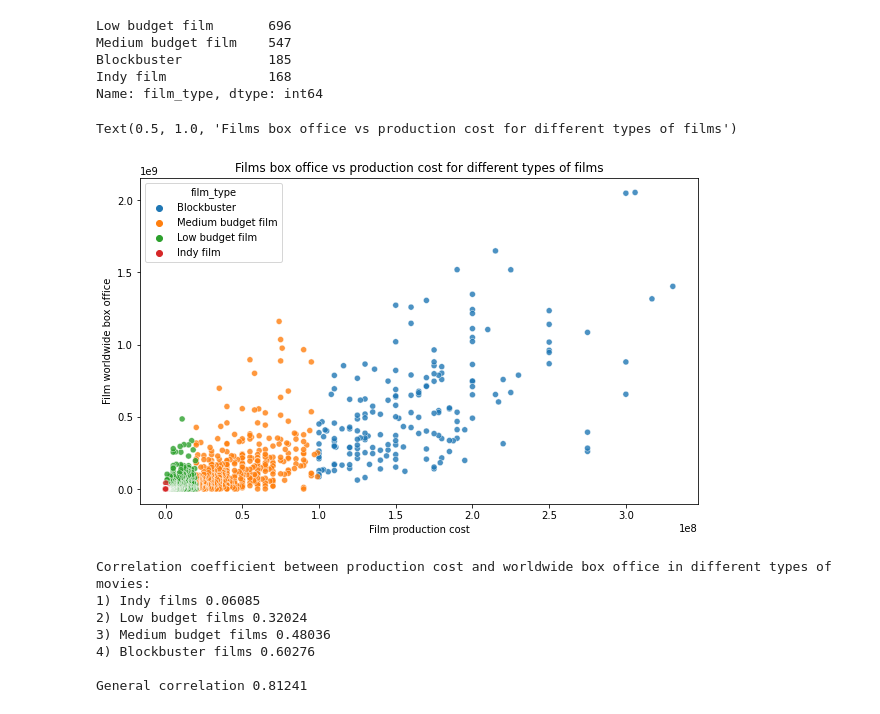
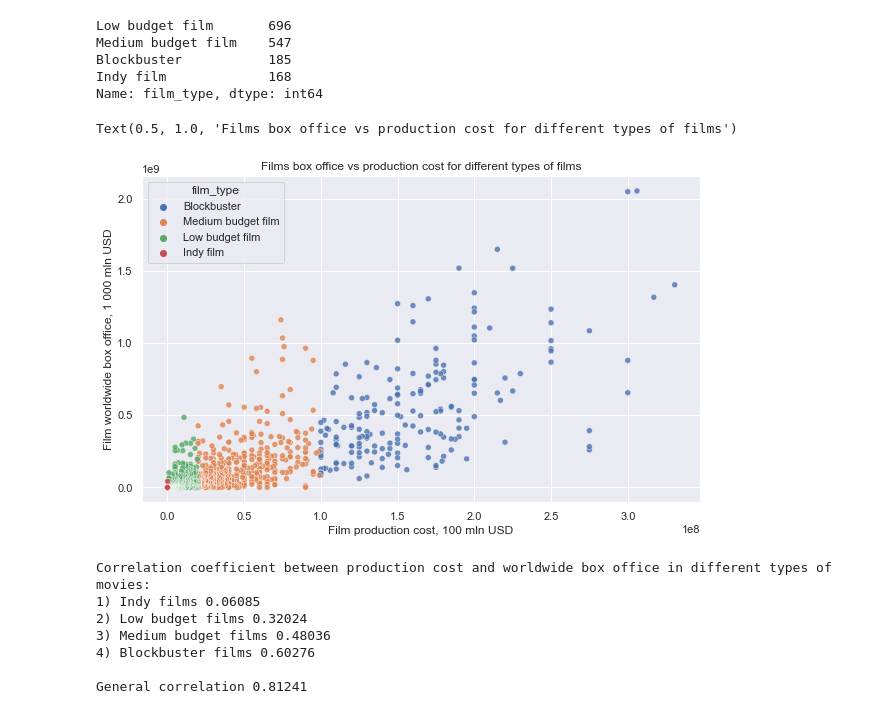
Before and after one commit to 314ka4y/Exploratory_Data_Analysis_project-Movies., a Jupyter notebook: student.ipynb, the cells around one changed output. Cells and saved outputs as stored; diff of their text form; code cells hidden in the pictures.

```diff
--- a/student.ipynb
+++ b/student.ipynb
@@ -288,6 +293,8 @@ print(threshold)
 We can see that the majority of
 # %%
 Total_revenue = pd.DataFrame()
+sns.set()
+
 
 Total_revenue["domestic_gross"] = df31_foreign_std.groupby("year")["domestic_gross"].sum()
 Total_revenue["foreign_gross_int"] = df31_foreign_std.groupby("year")["foreign_gross_int"].sum()
@@ -295,7 +302,11 @@ Total_revenue["World_wide"] = Total_revenue["domestic_gross"] + Total_revenue["f
 
 Average_growth = round(Total_revenue["World_wide"].pct_change()[1:9].mean(), 4)*100
 
+fig, ax = plt.subplots(figsize = (10, 6))
 sns.lineplot(data = Total_revenue)
+ax.set_title("Domestic market revenue distribution for films in 2010-2018")
+ax.set_xlabel("Year")
+ax.set_ylabel("Annual box office, in 10 000 mln USD")
 print(f"Mean annual growth in worldwide box office was {Average_growth} %")
 # %% [output]
 Mean annual growth in worldwide box office was 2.01 %
@@ -398,13 +409,13 @@ Name: film_type, dtype: int64
 # %%
 fig, ax = plt.subplots(1 ,1 , figsize =(10,6))
 sns.scatterplot(x = DF_OvsP["production_budget_conv"], y = DF_OvsP["worldwide_gross_conv"], hue = DF_OvsP["film_type"], alpha = 0.8)
-ax.set_xlabel("Film production cost")
-ax.set_ylabel("Film worldwide box office")
+ax.set_xlabel("Film production cost, 100 mln USD")
+ax.set_ylabel("Film worldwide box office, 1 000 mln USD")
 ax.set_xticks(range(0, max(DF_OvsP["production_budget_conv"]), 50000000))
 ax.set_title("Films box office vs production cost for different types of films")
 # %% [output]
 Text(0.5, 1.0, 'Films box office vs production cost for different types of films')
-[figure, old version]
+[figure, new version]
 # %%
 #Correlation in different film groups claculations:
 
```
Also changed, not shown: parts of 22 cells of this notebook, 1 other file.
